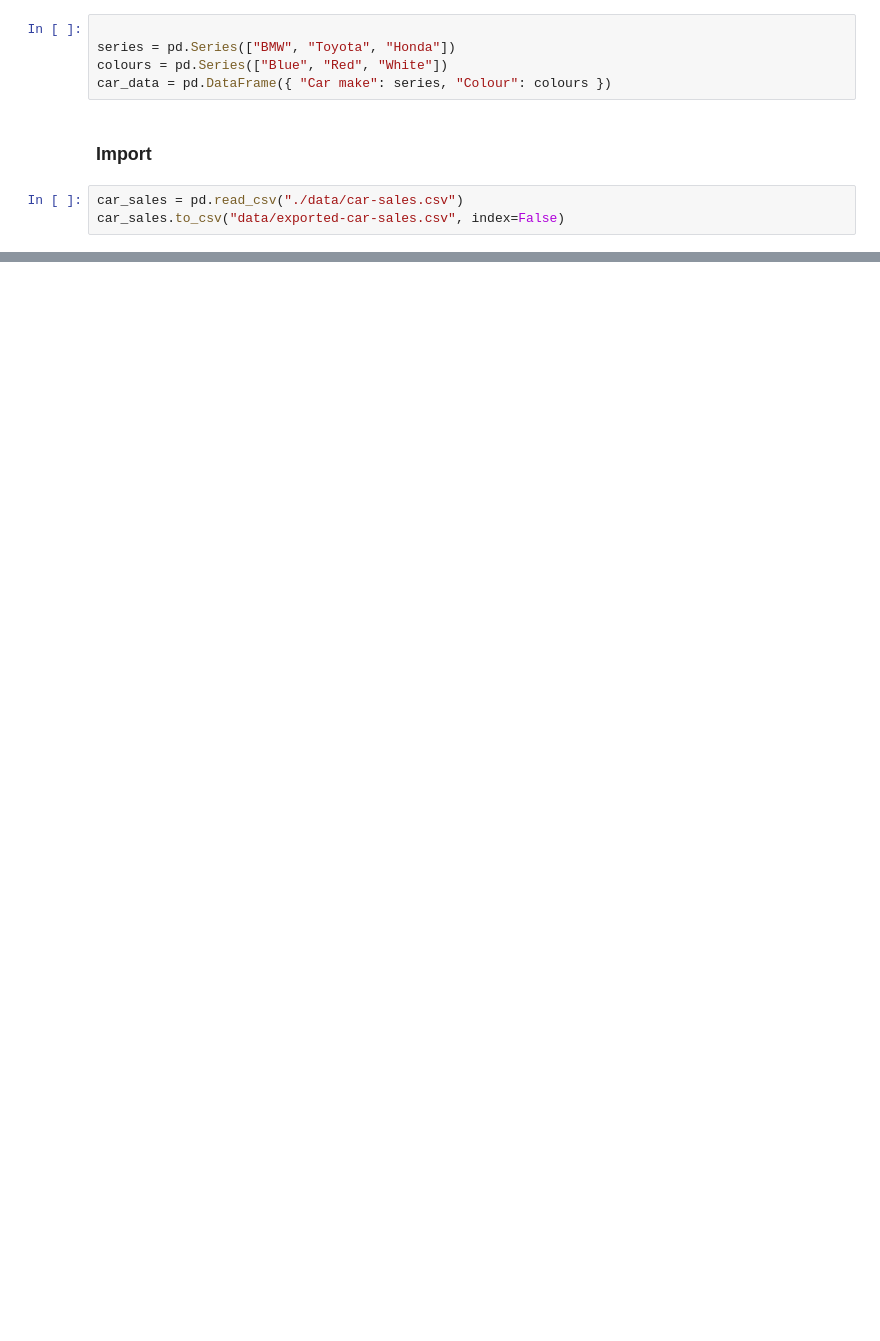
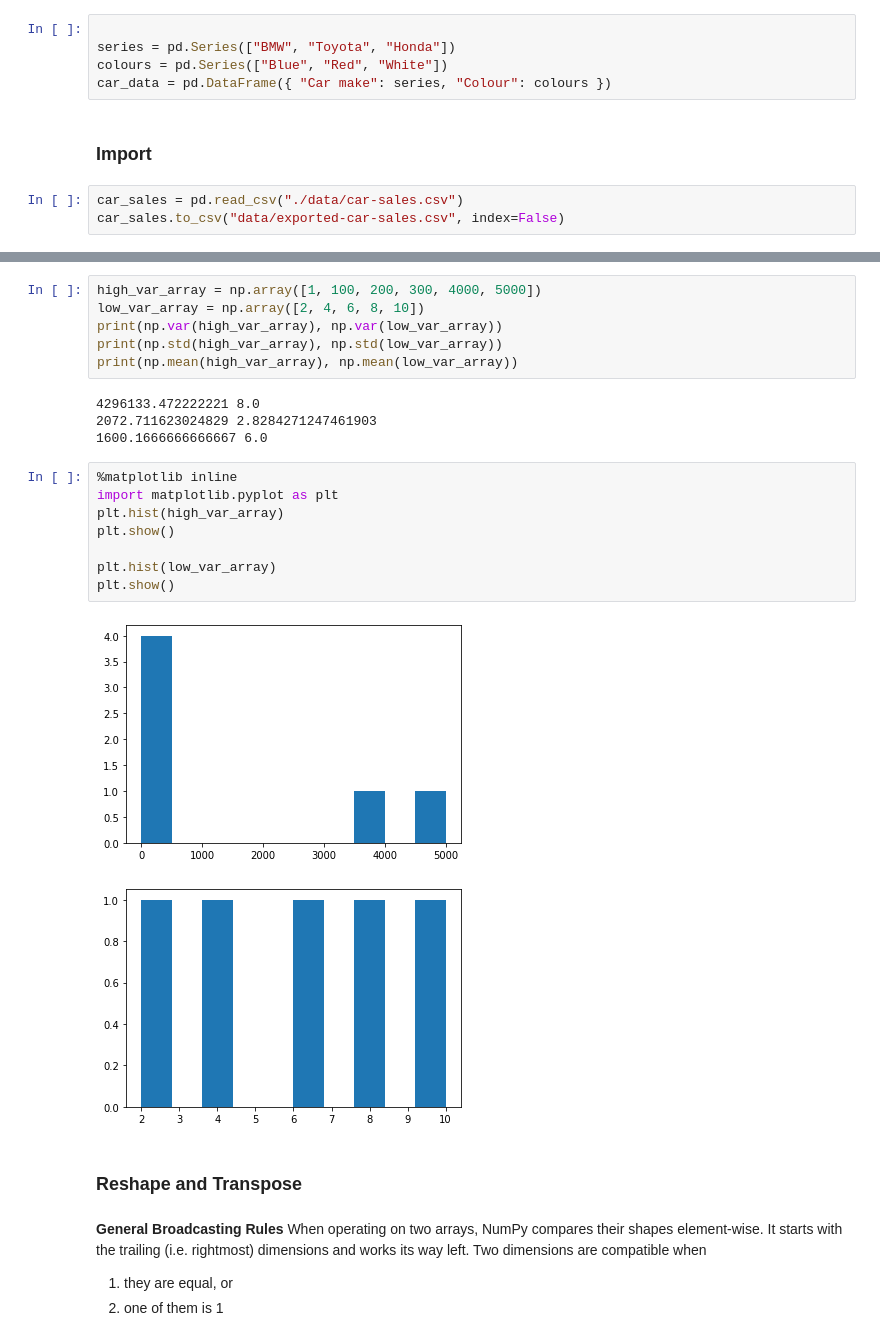
Before and after one commit to wisarootl/complete-machine-learning-and-data-science-bootcamp, a Jupyter notebook: 02-tools-for-machine-larning-and-data-science.ipynb, the cells around one changed output, grey strips where cells are left out. Saved outputs shown, nothing was run; the diff lists cells and outputs as text; blank space fills up the shorter version.

```diff
--- a/02-tools-for-machine-larning-and-data-science.ipynb
+++ b/02-tools-for-machine-larning-and-data-science.ipynb
@@ -22,0 +644,29 @@ car_sales.to_csv("data/exported-car-sales.csv", index=False)
+# %%
+high_var_array = np.array([1, 100, 200, 300, 4000, 5000])
+low_var_array = np.array([2, 4, 6, 8, 10])
+print(np.var(high_var_array), np.var(low_var_array))
+print(np.std(high_var_array), np.std(low_var_array))
+print(np.mean(high_var_array), np.mean(low_var_array))
+# %% [output]
+4296133.472222221 8.0
+2072.711623024829 2.8284271247461903
+1600.1666666666667 6.0
+# %%
+%matplotlib inline
+import matplotlib.pyplot as plt
+plt.hist(high_var_array)
+plt.show()
+
+plt.hist(low_var_array)
+plt.show()
+# %% [output]
+[figure, added]
+[figure, added]
+# %% [markdown]
+### Reshape and Transpose
+# %% [markdown]
+**General Broadcasting Rules**
+When operating on two arrays, NumPy compares their shapes element-wise. It starts with the trailing (i.e. rightmost) dimensions and works its way left. Two dimensions are compatible when
+
+1. they are equal, or
+2. one of them is 1
```
Also changed, not shown: parts of 305 cells of this notebook, 11 other files.
